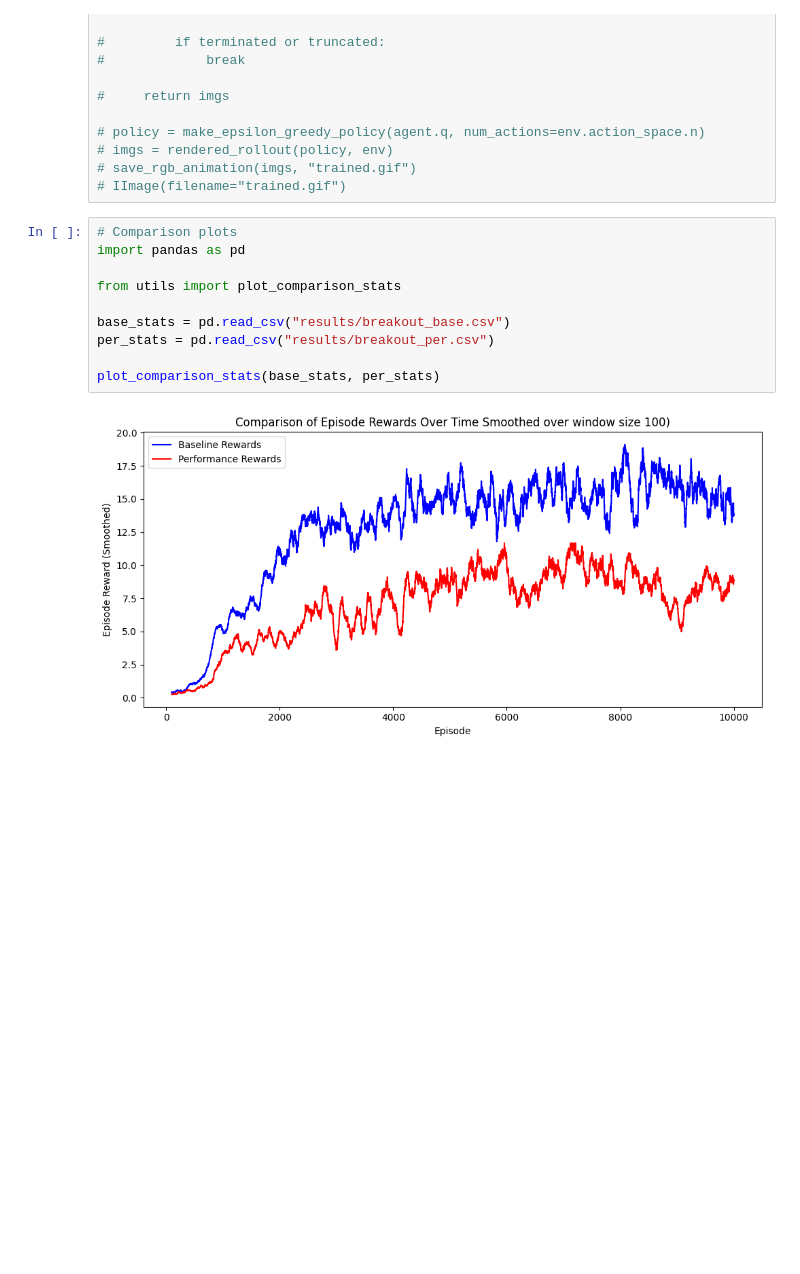
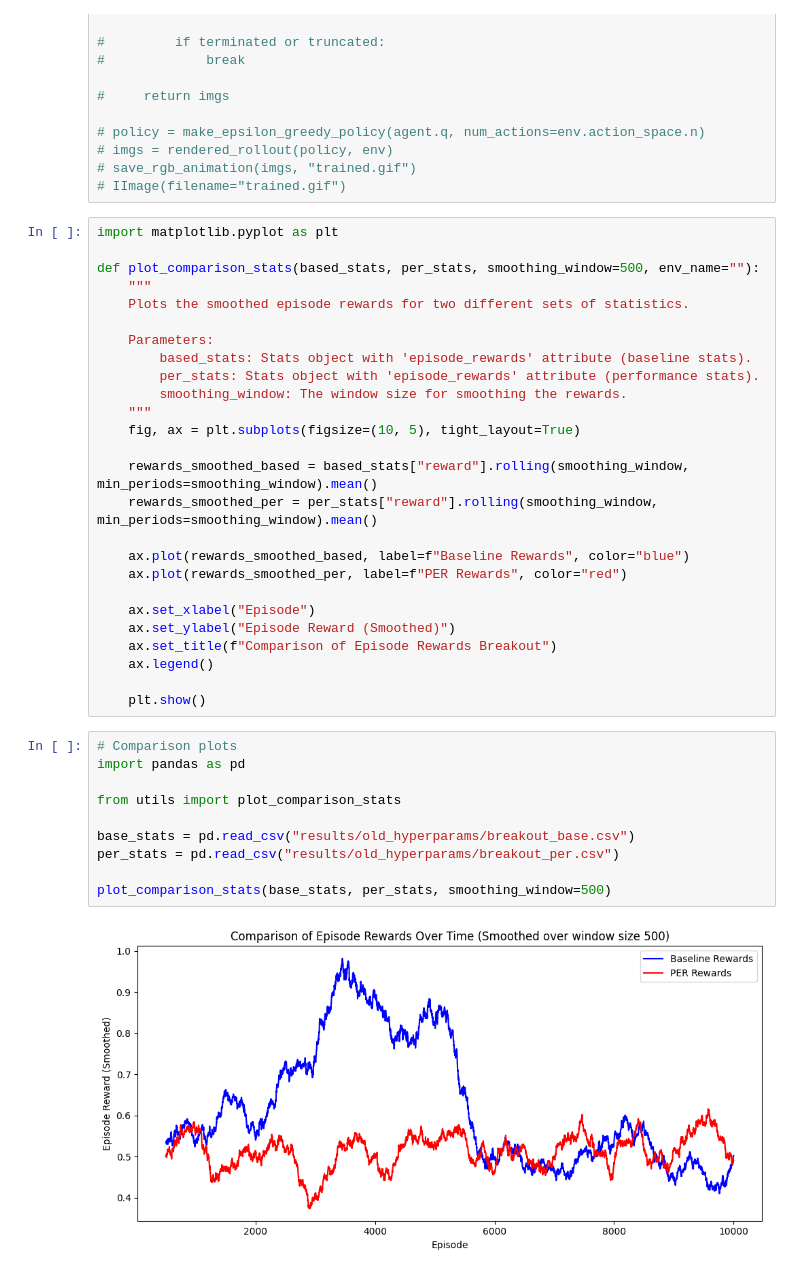
Before and after one commit to iamjumshaid/rl-project, a Jupyter notebook: Playground.ipynb, the cells around one changed output. Drawn from its saved outputs; the diff is of its cells as text; blank space fills up the shorter version.

Commit message:
Add final changes and results

```diff
--- a/Playground.ipynb
+++ b/Playground.ipynb
@@ -180,15 +46,41 @@ df.to_csv(save_path, index=False)
 # imgs = rendered_rollout(policy, env)
 # save_rgb_animation(imgs, "trained.gif")
 # IImage(filename="trained.gif")
+# %%
+import matplotlib.pyplot as plt
+
+def plot_comparison_stats(based_stats, per_stats, smoothing_window=500, env_name=""):
+    """
+    Plots the smoothed episode rewards for two different sets of statistics.
+
+    Parameters:
+        based_stats: Stats object with 'episode_rewards' attribute (baseline stats).
+        per_stats: Stats object with 'episode_rewards' attribute (performance stats).
+        smoothing_window: The window size for smoothing the rewards.
+    """
+    fig, ax = plt.subplots(figsize=(10, 5), tight_layout=True)
+
+    rewards_smoothed_based = based_stats["reward"].rolling(smoothing_window, min_periods=smoothing_window).mean()
+    rewards_smoothed_per = per_stats["reward"].rolling(smoothing_window, min_periods=smoothing_window).mean()
+
+    ax.plot(rewards_smoothed_based, label=f"Baseline Rewards", color="blue")
+    ax.plot(rewards_smoothed_per, label=f"PER Rewards", color="red")
+
+    ax.set_xlabel("Episode")
+    ax.set_ylabel("Episode Reward (Smoothed)")
+    ax.set_title(f"Comparison of Episode Rewards Breakout")
+    ax.legend()
+
+    plt.show()
 # %%
 # Comparison plots
 import pandas as pd
 
 from utils import plot_comparison_stats
 
-base_stats = pd.read_csv("results/breakout_base.csv")
-per_stats = pd.read_csv("results/breakout_per.csv")
+base_stats = pd.read_csv("results/old_hyperparams/breakout_base.csv")
+per_stats = pd.read_csv("results/old_hyperparams/breakout_per.csv")
 
-plot_comparison_stats(base_stats, per_stats)
+plot_comparison_stats(base_stats, per_stats, smoothing_window=500)
 # %% [output]
-[figure, old version]
+[figure, new version]
```
Also changed, not shown: parts of 10 cells of this notebook, 13 other files.
